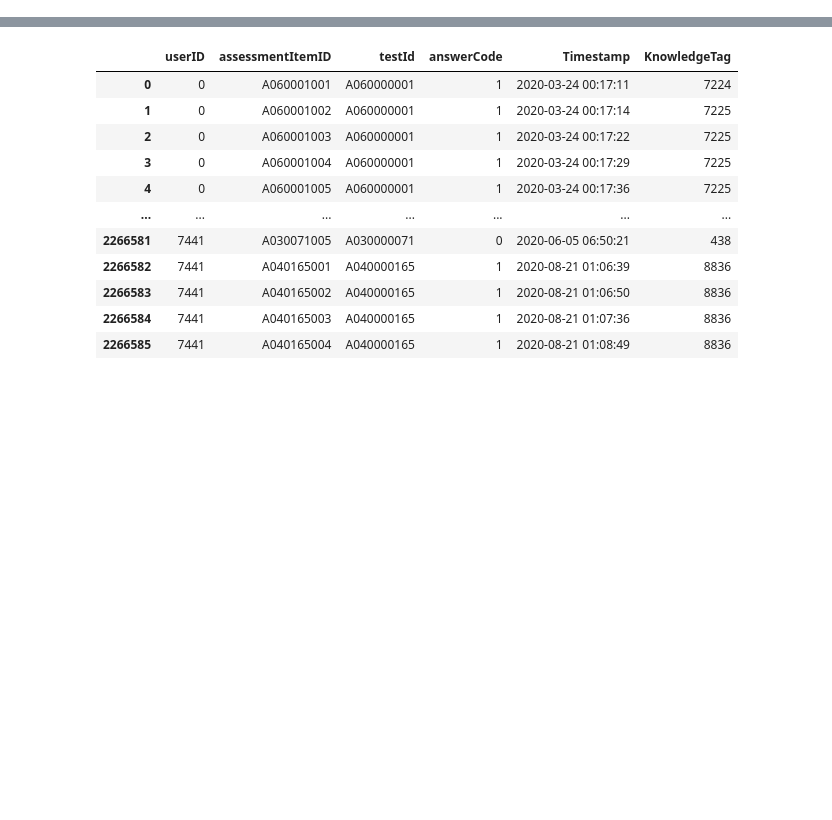
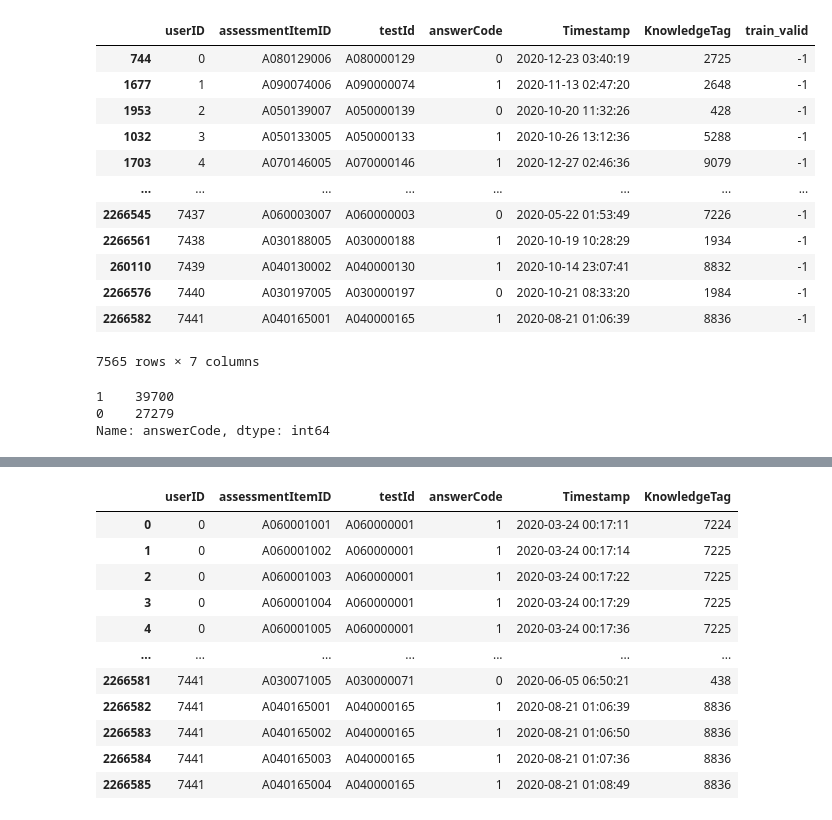
Before and after one commit to boostcampaitech4lv23recsys1/level2_dkt_recsys-level2-recsys-04, a Jupyter notebook: EDA/bae_eda.ipynb, the cells around one changed output, grey strips where cells are left out. Drawn from its saved outputs; the diff is of its cells as text; code cells hidden in the pictures; blank space fills up the shorter version.

```diff
--- a/EDA/bae_eda.ipynb
+++ b/EDA/bae_eda.ipynb
@@ -5,5 +5,6 @@ import pandas as pd
 
 path = '/opt/ml/input/data/'
 
-train = pd.read_csv(path + 'train_data.csv')
-test = pd.read_csv(path + 'test_data.csv')
+train = pd.read_csv(path + 'train_data.csv', parse_dates=["Timestamp"])
+test = pd.read_csv(path + 'test_data.csv', parse_dates=["Timestamp"])
+test
@@ -9,0 +25,12 @@ test = pd.read_csv(path + 'test_data.csv')
+# %%
+######### 여기에서 우리가 썼던 train test 셋으로 나누고 train validaiton 분리 시킨다.
+dat = pd.concat([train, test.drop(test.groupby('userID', sort=False).tail(3).index)], axis = 0)
+dat = dat.sort_values(by = ['userID', 'Timestamp'])
+
+########### 여기에서 max sequence 값을 데이터 선에서 짤라주자
+dat = dat.groupby('userID', sort=False).tail(10)
+
+
+train = dat[dat['answerCode'] >= 0]
+test = test.sort_values(by = ['userID', 'Timestamp'])
+test = test.groupby('userID', sort=False).tail(3)
@@ -9,0 +59,5 @@ test = pd.read_csv(path + 'test_data.csv')
+# %%
+train = dat.sort_values(by = ['userID', 'Timestamp'])
+
+valid = train.groupby('userID', sort=False).tail(3)
+train = train.drop(train.tail(3).index)
@@ -9,0 +96,28 @@ test = pd.read_csv(path + 'test_data.csv')
+# %%
+#######train vaild split
+user_final_time = train.groupby('userID')['Timestamp'].max()
+train['train_valid'] = train.apply(lambda x : -1 if x.Timestamp == user_final_time[x.userID] else x['answerCode'], axis = 1)
+valid = train[train['train_valid'] < 0]
+train = train[train['train_valid'] >= 0]
+# %%
+valid
+# %% [output]
+|  | userID | assessmentItemID | testId | answerCode | Timestamp | KnowledgeTag | train_valid |
+| 744 | 0 | A080129006 | A080000129 | 0 | 2020-12-23 03:40:19 | 2725 | -1 |
+| 1677 | 1 | A090074006 | A090000074 | 1 | 2020-11-13 02:47:20 | 2648 | -1 |
+| 1953 | 2 | A050139007 | A050000139 | 0 | 2020-10-20 11:32:26 | 428 | -1 |
+| 1032 | 3 | A050133005 | A050000133 | 1 | 2020-10-26 13:12:36 | 5288 | -1 |
+| 1703 | 4 | A070146005 | A070000146 | 1 | 2020-12-27 02:46:36 | 9079 | -1 |
+| ... | ... | ... | ... | ... | ... | ... | ... |
+| 2266545 | 7437 | A060003007 | A060000003 | 0 | 2020-05-22 01:53:49 | 7226 | -1 |
+| 2266561 | 7438 | A030188005 | A030000188 | 1 | 2020-10-19 10:28:29 | 1934 | -1 |
+| 260110 | 7439 | A040130002 | A040000130 | 1 | 2020-10-14 23:07:41 | 8832 | -1 |
+| 2266576 | 7440 | A030197005 | A030000197 | 0 | 2020-10-21 08:33:20 | 1984 | -1 |
+| 2266582 | 7441 | A040165001 | A040000165 | 1 | 2020-08-21 01:06:39 | 8836 | -1 |
+7565 rows × 7 columns
+# %%
+dat['answerCode'].value_counts()
+# %% [output]
+1    39700
+0    27279
+Name: answerCode, dtype: int64
```
Also changed, not shown: parts of 16 cells of this notebook, 2 other files.
